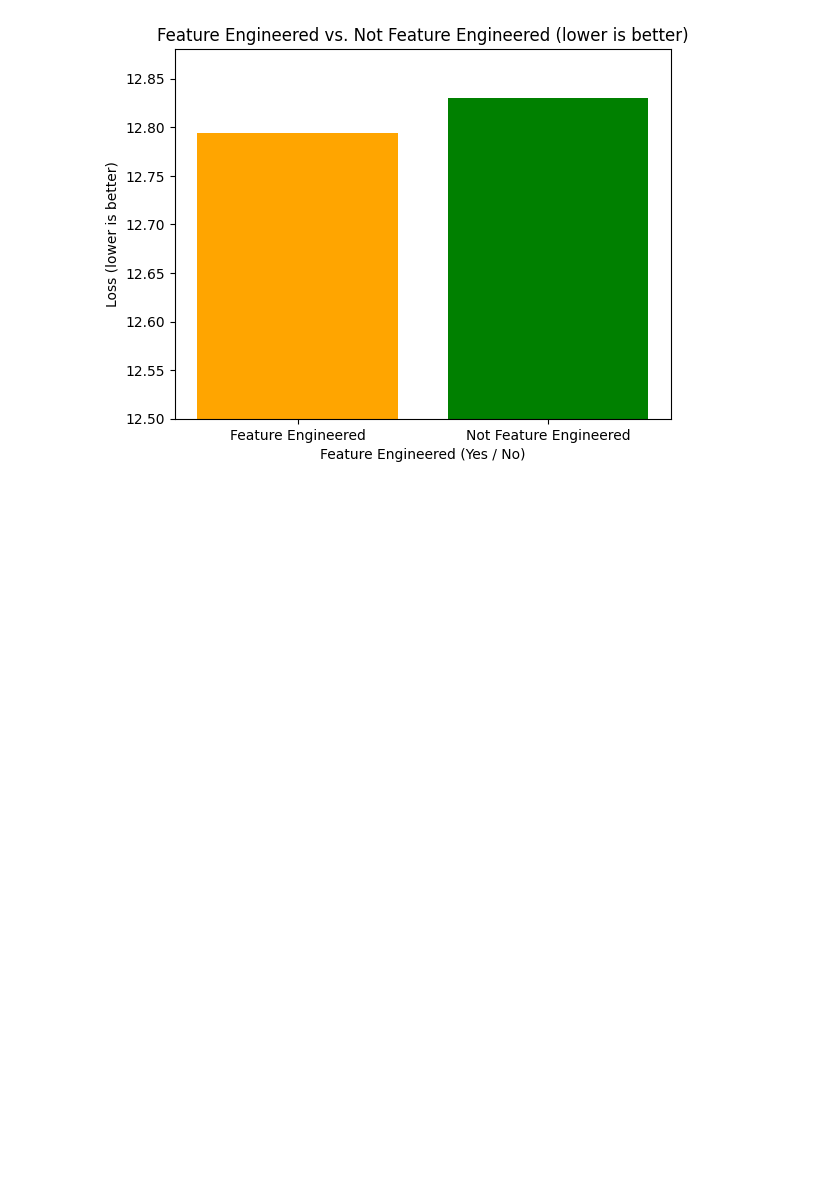
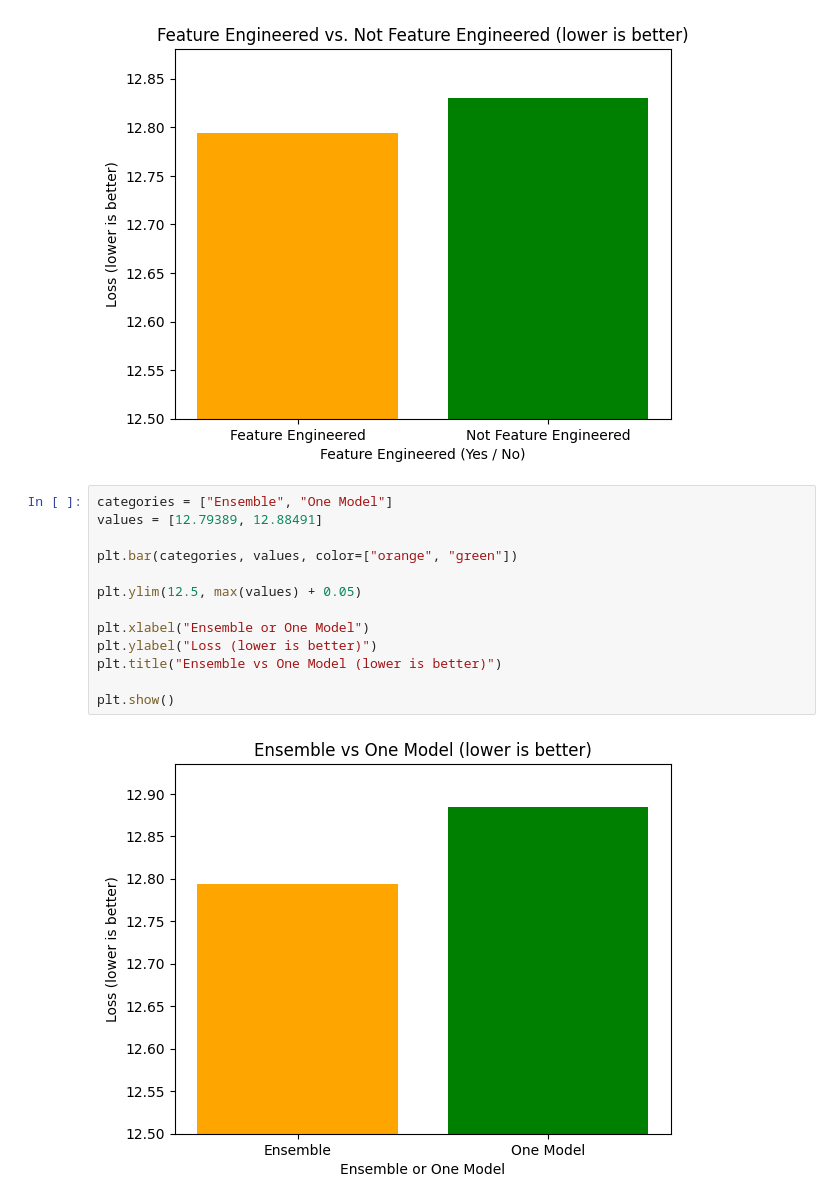
Before and after one commit to DenverDawgs18/DLFinal, a Jupyter notebook: final.ipynb, the cells around one changed output. Drawn from its saved outputs; the diff is of its cells as text; blank space fills up the shorter version.

```diff
--- a/final.ipynb
+++ b/final.ipynb
@@ -281,3 +269,18 @@ plt.title("Feature Engineered vs. Not Feature Engineered (lower is better)")
 plt.show()
 # %% [output]
 [figure]
+# %%
+categories = ["Ensemble", "One Model"]
+values = [12.79389, 12.88491]
+
+plt.bar(categories, values, color=["orange", "green"])
+
+plt.ylim(12.5, max(values) + 0.05)
+
+plt.xlabel("Ensemble or One Model")
+plt.ylabel("Loss (lower is better)")
+plt.title("Ensemble vs One Model (lower is better)")
+
+plt.show()
+# %% [output]
+[figure, added]
```
Also changed, not shown: parts of 9 cells of this notebook, 2 other files.
